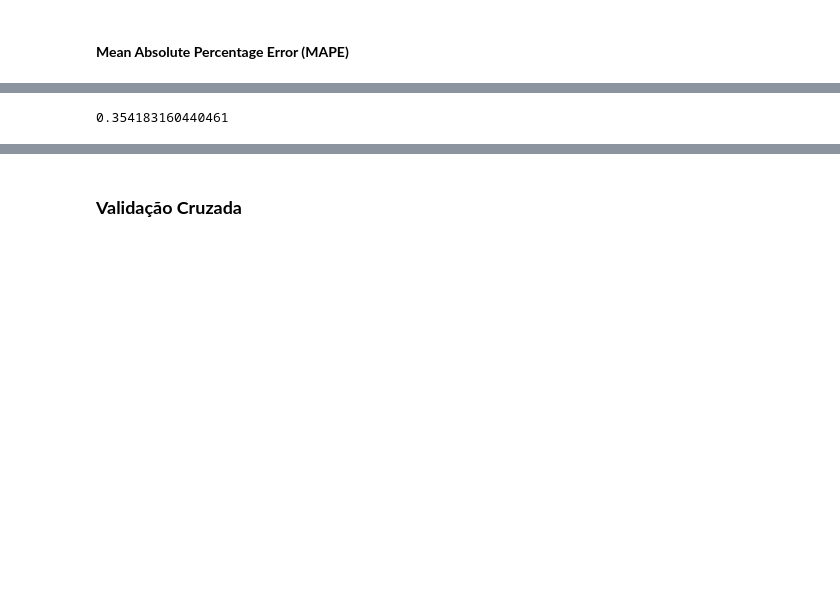
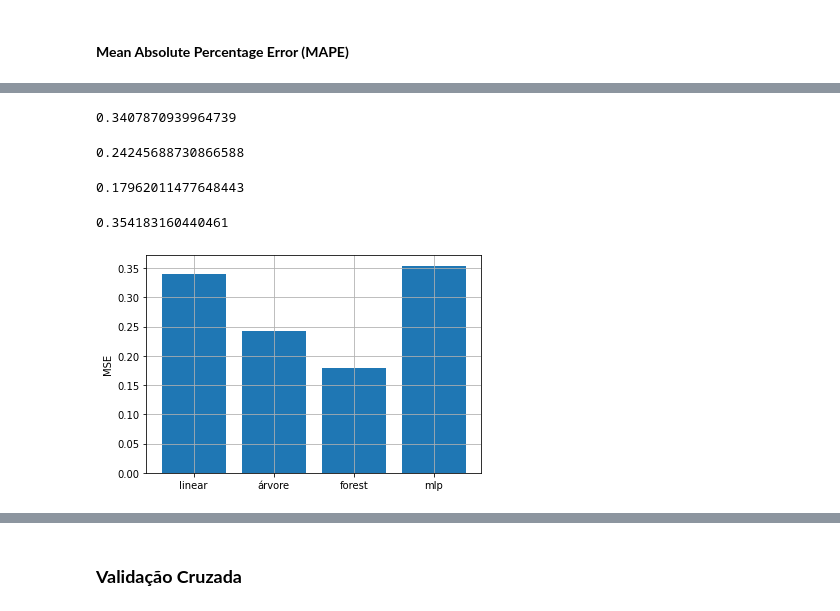
Before and after one commit to svhenrique/analise-dataset-heart-disease, a Jupyter notebook: semana5/Untitled.ipynb, the cells around one changed output, grey strips where cells are left out. Saved outputs shown, nothing was run; the diff lists cells and outputs as text; code cells hidden in the pictures; blank space fills up the shorter version.

```diff
--- a/semana5/Untitled.ipynb
+++ b/semana5/Untitled.ipynb
@@ -747,4 +796,32 @@ mean_absolute_percentage_error(y_test,pred_floresta)
-# %%
-mean_absolute_percentage_error(y_test,pred_mlp)
-# %% [output]
-0.354183160440461
+# %%
+# MAPE para regressão linear
+mapel = mean_absolute_percentage_error(y_test,pred_linear)
+mapel
+# %% [output]
+0.3407870939964739
+# %%
+# MAPE para árvore de decisão
+mapea = mean_absolute_percentage_error(y_test,pred_arvore)
+mapea
+# %% [output]
+0.24245688730866588
+# %%
+# MAPE para random forest
+maper = mean_absolute_percentage_error(y_test,pred_floresta)
+maper
+# %% [output]
+0.17962011477648443
+# %%
+# MAPE para MLP
+mapem = mean_absolute_percentage_error(y_test,pred_mlp)
+mapem
+# %% [output]
+0.354183160440461
+# %%
+# gráfico de barras comparando os valores de MSE entre os modelos
+plt.bar(['linear', 'árvore', 'forest', 'mlp'], [mapel, mapea, maper, mapem])
+plt.ylabel('MSE')
+plt.grid(True)
+plt.show()
+# %% [output]
+[figure, added]
```
Also changed, not shown: parts of 36 cells of this notebook.
